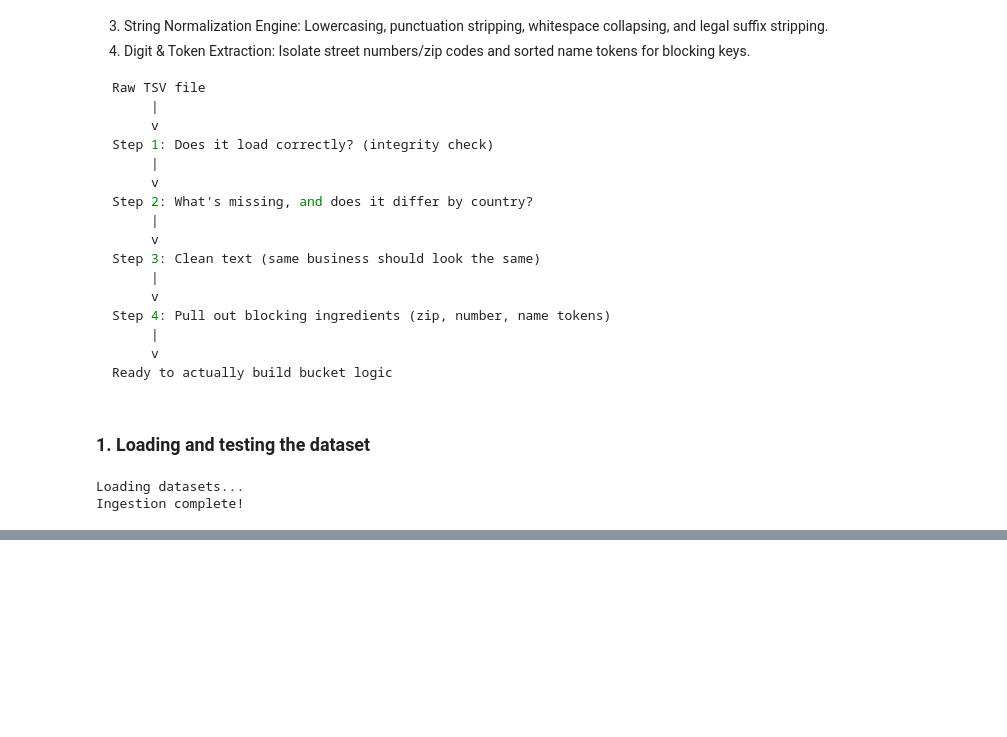
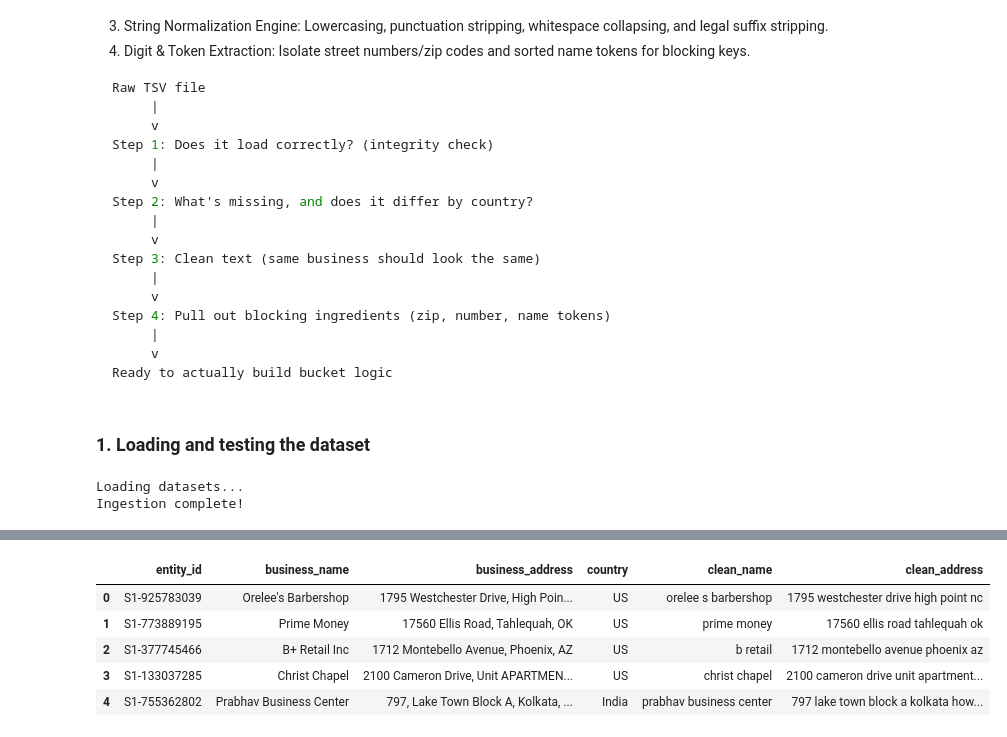
Before and after one commit to Eakempreet/Amazon-ML-Challenge, a Jupyter notebook: notebooks/01_data_cleaning_and_eda.ipynb, the cells around one changed output, grey strips where cells are left out. Cells and saved outputs as stored; diff of their text form; code cells hidden in the pictures; blank space fills up the shorter version.

Commit message:
feat: Data cleaning and normalization

```diff
--- a/notebooks/01_data_cleaning_and_eda.ipynb
+++ b/notebooks/01_data_cleaning_and_eda.ipynb
@@ -85,0 +308,9 @@ Ingestion complete!
+# %%
+df_s1.head()
+# %% [output]
+|  | entity_id | business_name | business_address | country | clean_name | clean_address |
+| 0 | S1-925783039 | Orelee's Barbershop | 1795 Westchester Drive, High Poin... | US | orelee s barbershop | 1795 westchester drive high point nc |
+| 1 | S1-773889195 | Prime Money | 17560 Ellis Road, Tahlequah, OK | US | prime money | 17560 ellis road tahlequah ok |
+| 2 | S1-377745466 | B+ Retail Inc | 1712 Montebello Avenue, Phoenix, AZ | US | b retail | 1712 montebello avenue phoenix az |
+| 3 | S1-133037285 | Christ Chapel | 2100 Cameron Drive, Unit APARTMEN... | US | christ chapel | 2100 cameron drive unit apartment... |
+| 4 | S1-755362802 | Prabhav Business Center | 797, Lake Town Block A, Kolkata, ... | India | prabhav business center | 797 lake town block a kolkata how... |
```
Also changed, not shown: parts of 18 cells of this notebook, 1 other file.
